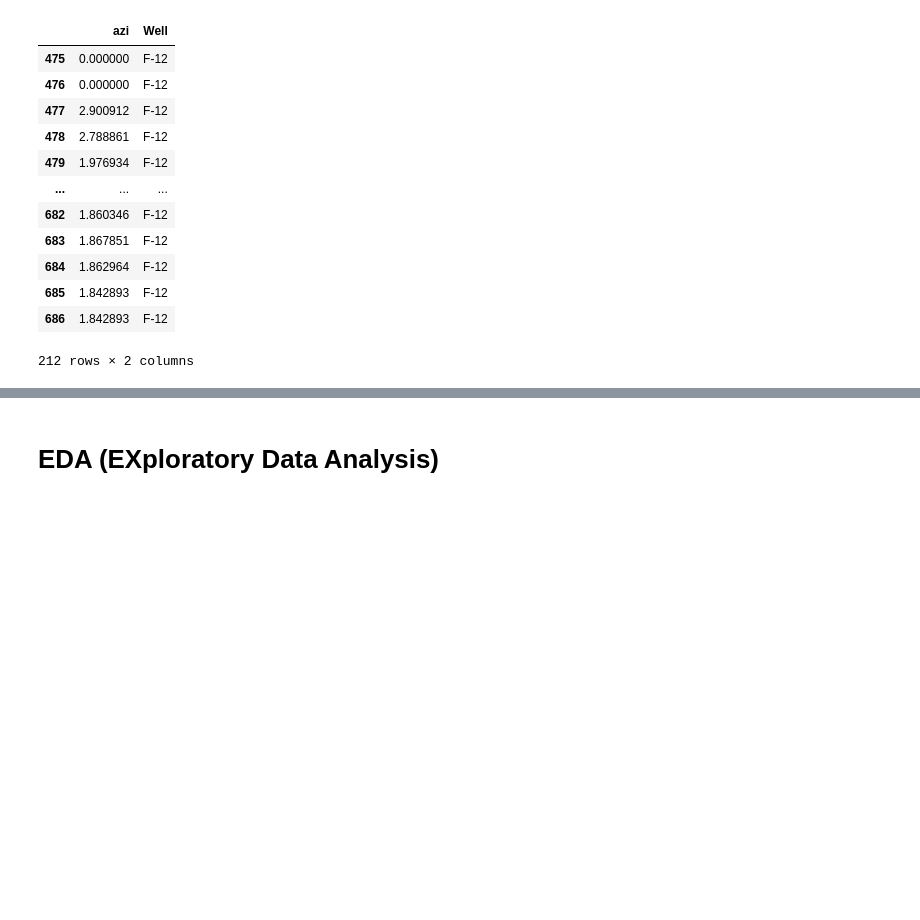
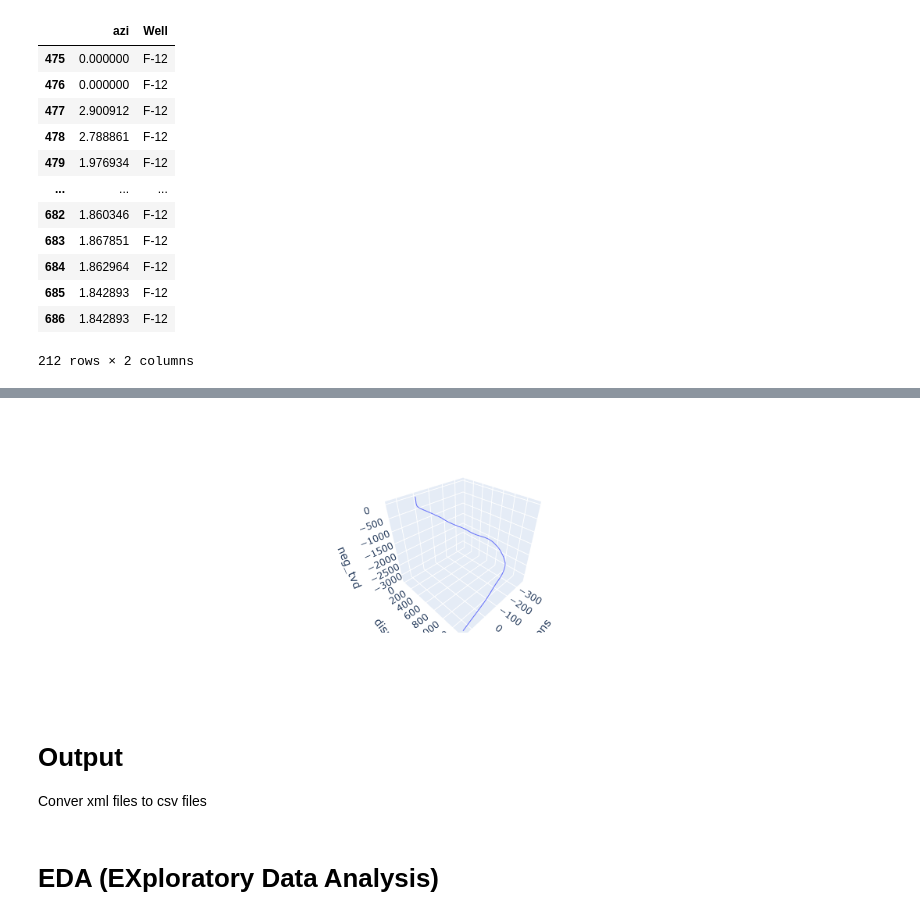
Before and after one commit to FreddyEcu-Ch/Drilling-Engineering, a Jupyter notebook: DT-EDA.ipynb, the cells around one changed output, grey strips where cells are left out. Cells and saved outputs as stored; diff of their text form; code cells hidden in the pictures; blank space fills up the shorter version.

```diff
--- a/DT-EDA.ipynb
+++ b/DT-EDA.ipynb
@@ -161,0 +191,9 @@ fig.show()
+# %%
+fig_5 = px.line_3d(df_all_wells[df_all_wells['Well']=='F-5'], 'dispns', 'dispew', 'neg_tvd')
+fig_5.show()
+# %% [output]
+[figure, added]
+# %% [markdown]
+# Output
+
+Conver xml files to csv files
```
Also changed, not shown: parts of 8 cells of this notebook, 9 other files.
